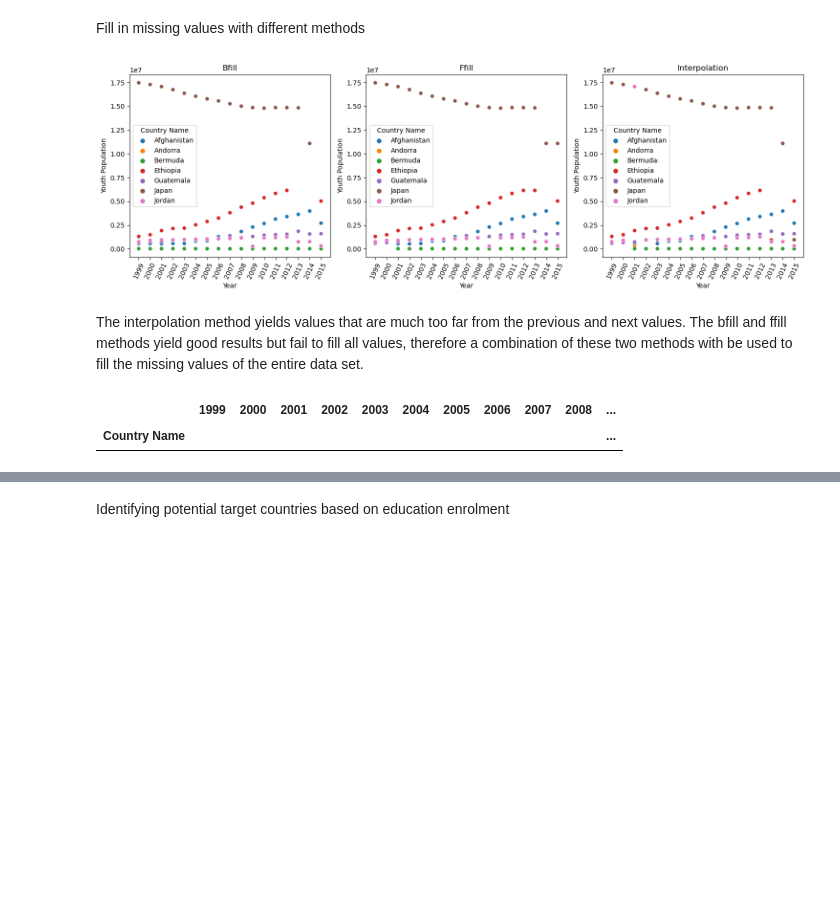
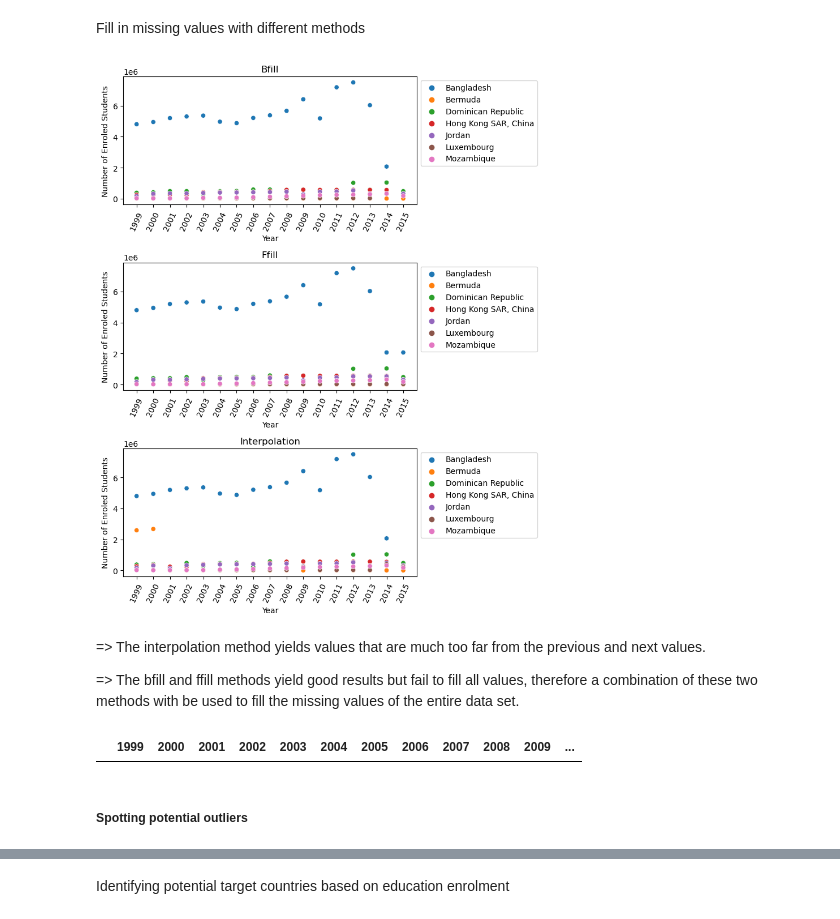
Before and after one commit to Dzov/DSP2, a Jupyter notebook: P2-notebook.ipynb, the cells around one changed output, grey strips where cells are left out. Saved outputs shown, nothing was run; the diff lists cells and outputs as text; code cells hidden in the pictures; blank space fills up the shorter version.

```diff
--- a/P2-notebook.ipynb
+++ b/P2-notebook.ipynb
@@ -534,7 +538,6 @@ education_enrolment = remove_years(education_enrolment, range(2020, 2101))
 education_enrolment = find_indicators(
     education_enrolment,
     [
-        "Enrolment in secondary education, both sexes (number)",
         "Enrolment in upper secondary education, both sexes (number)",
         "Enrolment in post-secondary non-tertiary education, both sexes (number)",
         "Enrolment in tertiary education, all programmes, both sexes (number)",
@@ -612,7 +618,7 @@ def merge_regions(df):
 education_enrolment = merge_regions(education_enrolment_by_filtered_country)
 
 
-def get_sample_countries_by_region(df, number=2):
+def get_sample_countries_by_region(df, number=1):
     sample_countries = []
     for region in regions:
         sample_countries.append(
@@ -639,12 +645,12 @@ sample_with_missing_data = get_sample_countries_by_region(
 )
 
 
-def melt_df(df):
+def melt_df(df, value_name):
     return pd.melt(
         df,
         id_vars=["Region", "Country Name"],
         var_name="Year",
-        value_name="Youth Population",
+        value_name=value_name,
     )
 
 
@@ -652,9 +658,9 @@ def show_scatterplot(df):
     plt.figure(figsize=[10, 5])
     sns.scatterplot(
         x="Year",
-        y="Youth Population",
+        y="Number of Enroled Students",
         hue="Country Name",
-        data=melt_df(df),
+        data=melt_df(df, "Number of Enroled Students"),
     )
     plt.legend(bbox_to_anchor=(1, 1))
     plt.show()
@@ -666,51 +676,65 @@ show_scatterplot(sample_with_missing_data)
 # %% [markdown]
 Fill in missing values with different methods
 # %%
+def get_range_subset(df, year_range):
+    return np.intersect1d([str(item) for item in list(year_range)], df.columns)
+
+
 def fill_years(df, year_range, method):
-    subset = np.intersect1d([str(item) for item in list(year_range)], df.columns)
+    subset = get_range_subset(df, year_range)
     df[subset] = df[subset].fillna(method=method, axis=1)
     return df
 
 
 dfs = [
-    melt_df(fill_years(sample_with_missing_data.copy(), range(1999, 2016), "bfill")),
-    melt_df(fill_years(sample_with_missing_data.copy(), range(1999, 2016), "ffill")),
-    melt_df(sample_with_missing_data.copy().interpolate()),
+    melt_df(
+        fill_years(sample_with_missing_data.copy(), range(1999, 2016), "bfill"),
+        "Number of Enroled Students",
+    ),
+    melt_df(
+        fill_years(sample_with_missing_data.copy(), range(1999, 2016), "ffill"),
+        "Number of Enroled Students",
+    ),
+    melt_df(
+        sample_with_missing_data.copy().interpolate(), "Number of Enroled Students"
+    ),
 ]
 
 titles = ["Bfill", "Ffill", "Interpolation"]
 
-fig, axes = plt.subplots(1, 3, figsize=(15, 5))
+fig, axes = plt.subplots(3, 1, figsize=(8, 10))
 
 for i, df in enumerate(dfs):
     ax = axes[i]
     sns.scatterplot(
         x="Year",
-        y="Youth Population",
+        y="Number of Enroled Students",
         hue="Country Name",
         data=df,
         ax=ax,
     )
     ax.set_xticks(ax.get_xticks())
     ax.set_xticklabels(ax.get_xticklabels(), rotation=65)
     ax.set_title(titles[i])
+    ax.legend(bbox_to_anchor=(1, 1))
 
 
 plt.tight_layout()
 plt.show()
 # %% [output]
-[figure, old version]
+[figure, new version]
 # %% [markdown]
-The interpolation method yields values that are much too far from the previous and next values.
-The bfill and ffill methods yield good results but fail to fill all values, therefore a combination of these two methods with be used to fill the missing values of the entire data set.
+=> The interpolation method yields values that are much too far from the previous and next values.
+
+=> The bfill and ffill methods yield good results but fail to fill all values, therefore a combination of these two methods with be used to fill the missing values of the entire data set.
 # %%
 def fill_missing_values(df, year_range):
     return fill_years(fill_years(df, year_range, "bfill"), year_range, "ffill")
 
 
-education_enrolment = fill_missing_values(education_enrolment, range(1999, 2016))
-education_enrolment = education_enrolment.set_index("Country Name")
-education_enrolment.loc[education_enrolment.isna().mean(axis=1) > 0]
+clean_education_enrolment = fill_missing_values(education_enrolment, range(1999, 2016))
+clean_education_enrolment.loc[clean_education_enrolment.isna().mean(axis=1) > 0]
 # %% [output]
-|  | 1999 | 2000 | 2001 | 2002 | 2003 | 2004 | 2005 | 2006 | 2007 | 2008 | ... |
-| Country Name |  |  |  |  |  |  |  |  |  |  | ... |
+|  | 1999 | 2000 | 2001 | 2002 | 2003 | 2004 | 2005 | 2006 | 2007 | 2008 | 2009 | ... |
+# %% [markdown]
+##### Spotting potential outliers
```
Also changed, not shown: parts of 97 cells of this notebook.
